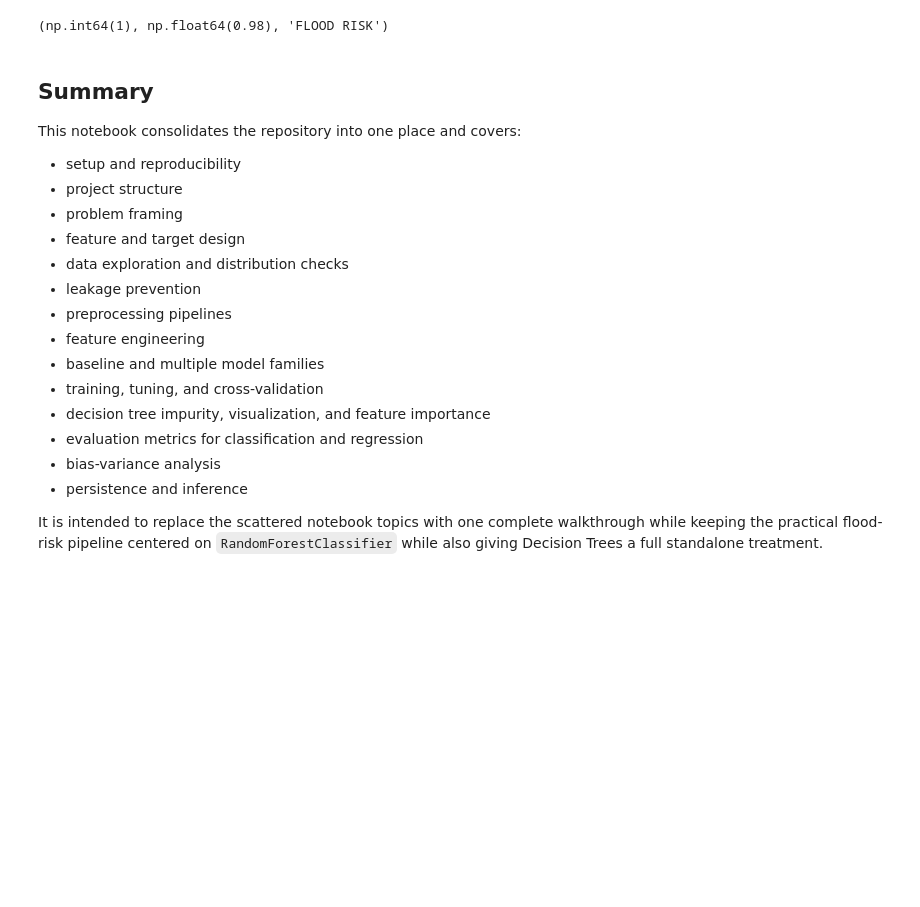
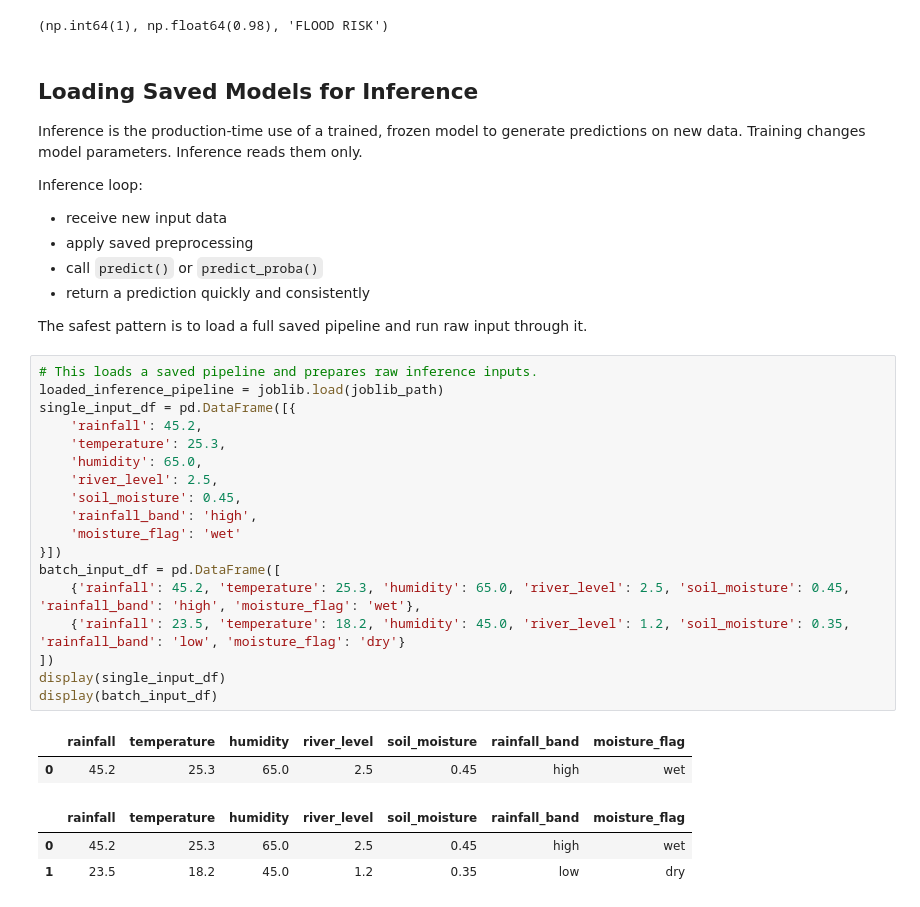
Before and after one commit to kalviumcommunity/S66-0426-Niru-FloodRisk-MachineLearning, a Jupyter notebook: notebooks/complete_project_workflow.ipynb, the cells around one changed output. Saved outputs shown, nothing was run; the diff lists cells and outputs as text; blank space fills up the shorter version.

Commit message:
Add model inference notebook lesson

```diff
--- a/notebooks/complete_project_workflow.ipynb
+++ b/notebooks/complete_project_workflow.ipynb
@@ -2639,23 +2639,39 @@ display(predict_single_sample(saved_model, saved_scaler, sample, FEATURE_COLUMNS
 # %% [output]
 (np.int64(1), np.float64(0.98), 'FLOOD RISK')
 # %% [markdown]
-## Summary
+## Loading Saved Models for Inference
 
-This notebook consolidates the repository into one place and covers:
+Inference is the production-time use of a trained, frozen model to generate predictions on new data. Training changes model parameters. Inference reads them only.
 
-- setup and reproducibility
-- project structure
-- problem framing
-- feature and target design
-- data exploration and distribution checks
-- leakage prevention
-- preprocessing pipelines
-- feature engineering
-- baseline and multiple model families
-- training, tuning, and cross-validation
-- decision tree impurity, visualization, and feature importance
-- evaluation metrics for classification and regression
-- bias-variance analysis
-- persistence and inference
+Inference loop:
 
-It is intended to replace the scattered notebook topics with one complete walkthrough while keeping the practical flood-risk pipeline centered on `RandomForestClassifier` while also giving Decision Trees a full standalone treatment.
+- receive new input data
+- apply saved preprocessing
+- call `predict()` or `predict_proba()`
+- return a prediction quickly and consistently
+
+The safest pattern is to load a full saved pipeline and run raw input through it.
+# %%
+# This loads a saved pipeline and prepares raw inference inputs.
+loaded_inference_pipeline = joblib.load(joblib_path)
+single_input_df = pd.DataFrame([{
+    'rainfall': 45.2,
+    'temperature': 25.3,
+    'humidity': 65.0,
+    'river_level': 2.5,
+    'soil_moisture': 0.45,
+    'rainfall_band': 'high',
+    'moisture_flag': 'wet'
+}])
+batch_input_df = pd.DataFrame([
+    {'rainfall': 45.2, 'temperature': 25.3, 'humidity': 65.0, 'river_level': 2.5, 'soil_moisture': 0.45, 'rainfall_band': 'high', 'moisture_flag': 'wet'},
+    {'rainfall': 23.5, 'temperature': 18.2, 'humidity': 45.0, 'river_level': 1.2, 'soil_moisture': 0.35, 'rainfall_band': 'low', 'moisture_flag': 'dry'}
+])
+display(single_input_df)
+display(batch_input_df)
+# %% [output]
+|  | rainfall | temperature | humidity | river_level | soil_moisture | rainfall_band | moisture_flag |
+| 0 | 45.2 | 25.3 | 65.0 | 2.5 | 0.45 | high | wet |
+|  | rainfall | temperature | humidity | river_level | soil_moisture | rainfall_band | moisture_flag |
+| 0 | 45.2 | 25.3 | 65.0 | 2.5 | 0.45 | high | wet |
+| 1 | 23.5 | 18.2 | 45.0 | 1.2 | 0.35 | low | dry |
```
Also changed, not shown: parts of 9 cells of this notebook.
